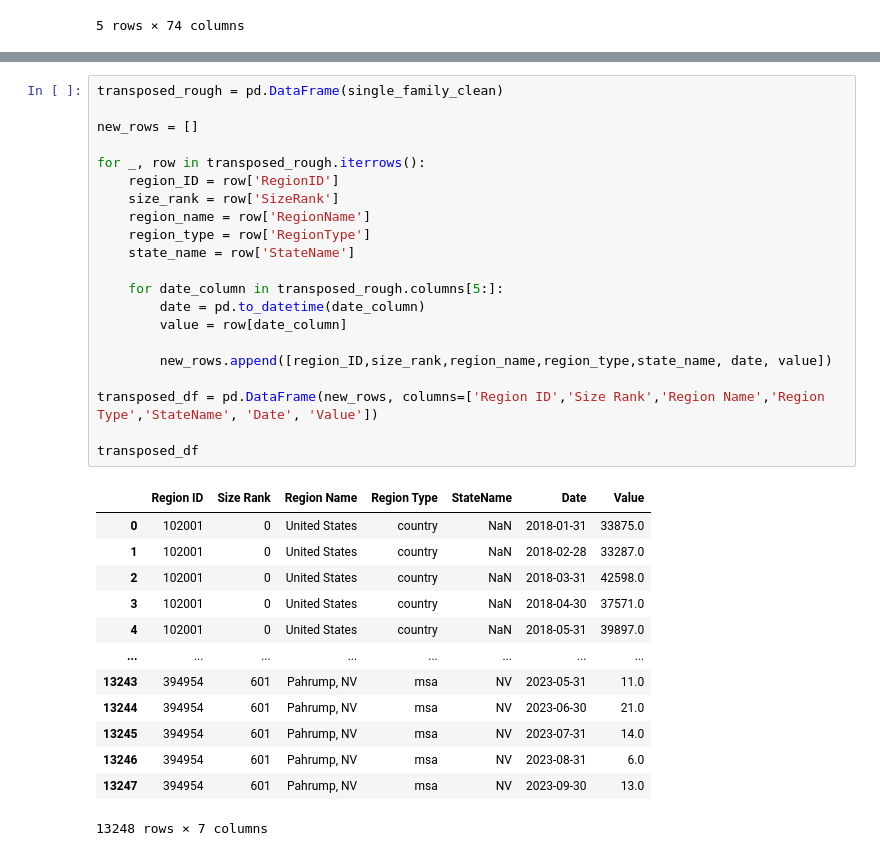
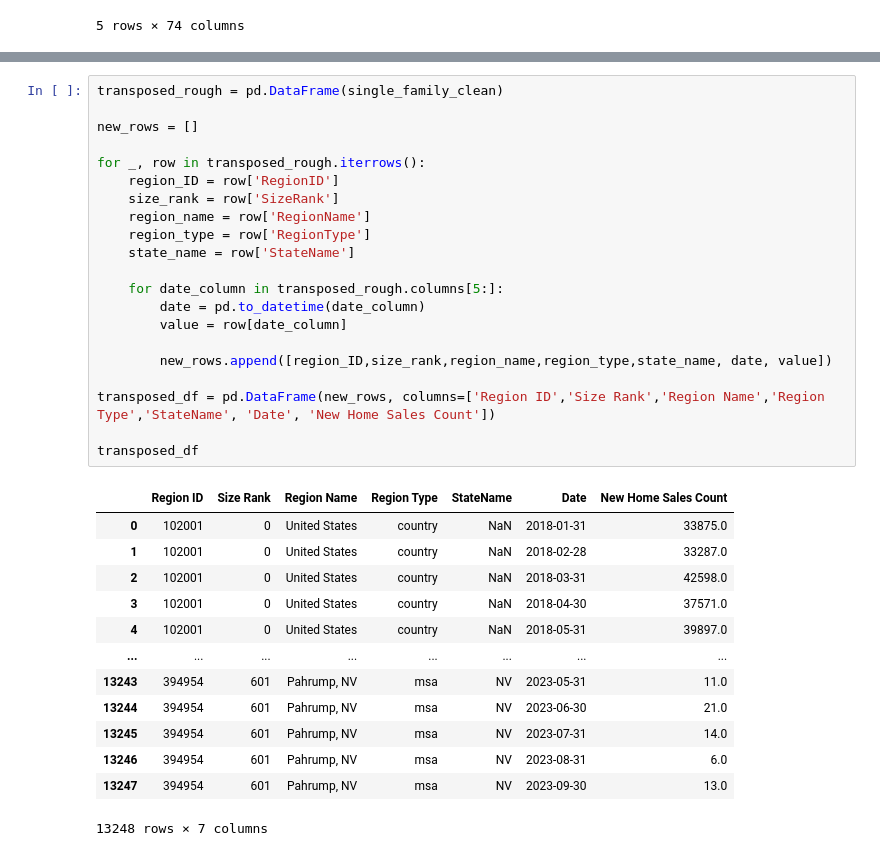
Before and after one commit to oking650/Zillow_Market_Research, a Jupyter notebook: Sales_count_cleanup.ipynb, the cells around one changed output, grey strips where cells are left out. Cells and saved outputs as stored; diff of their text form.

```diff
--- a/Sales_count_cleanup.ipynb
+++ b/Sales_count_cleanup.ipynb
@@ -40,26 +41,26 @@ single_family_clean
 # %%
 transposed_rough = pd.DataFrame(single_family_clean)
 
 new_rows = []
 
 for _, row in transposed_rough.iterrows():
     region_ID = row['RegionID']
     size_rank = row['SizeRank']
     region_name = row['RegionName']
     region_type = row['RegionType']
     state_name = row['StateName']
 
     for date_column in transposed_rough.columns[5:]:
         date = pd.to_datetime(date_column)
         value = row[date_column]
 
         new_rows.append([region_ID,size_rank,region_name,region_type,state_name, date, value])
 
-transposed_df = pd.DataFrame(new_rows, columns=['Region ID','Size Rank','Region Name','Region Type','StateName', 'Date', 'Value'])
+transposed_df = pd.DataFrame(new_rows, columns=['Region ID','Size Rank','Region Name','Region Type','StateName', 'Date', 'New Home Sales Count'])
 
 transposed_df
 # %% [output]
-|  | Region ID | Size Rank | Region Name | Region Type | StateName | Date | Value |
+|  | Region ID | Size Rank | Region Name | Region Type | StateName | Date | New Home Sales Count |
 | 0 | 102001 | 0 | United States | country | NaN | 2018-01-31 | 33875.0 |
 | 1 | 102001 | 0 | United States | country | NaN | 2018-02-28 | 33287.0 |
 | 2 | 102001 | 0 | United States | country | NaN | 2018-03-31 | 42598.0 |
```
Also changed, not shown: parts of 5 cells of this notebook.
